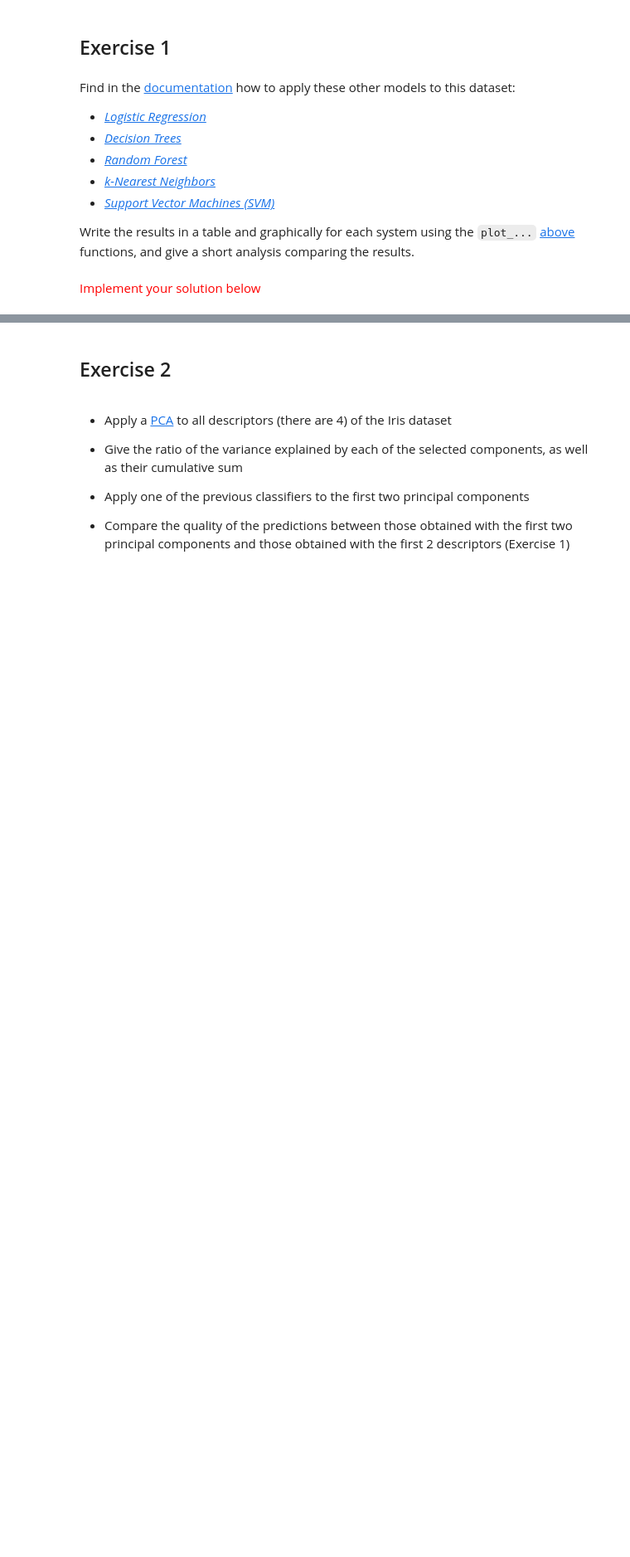
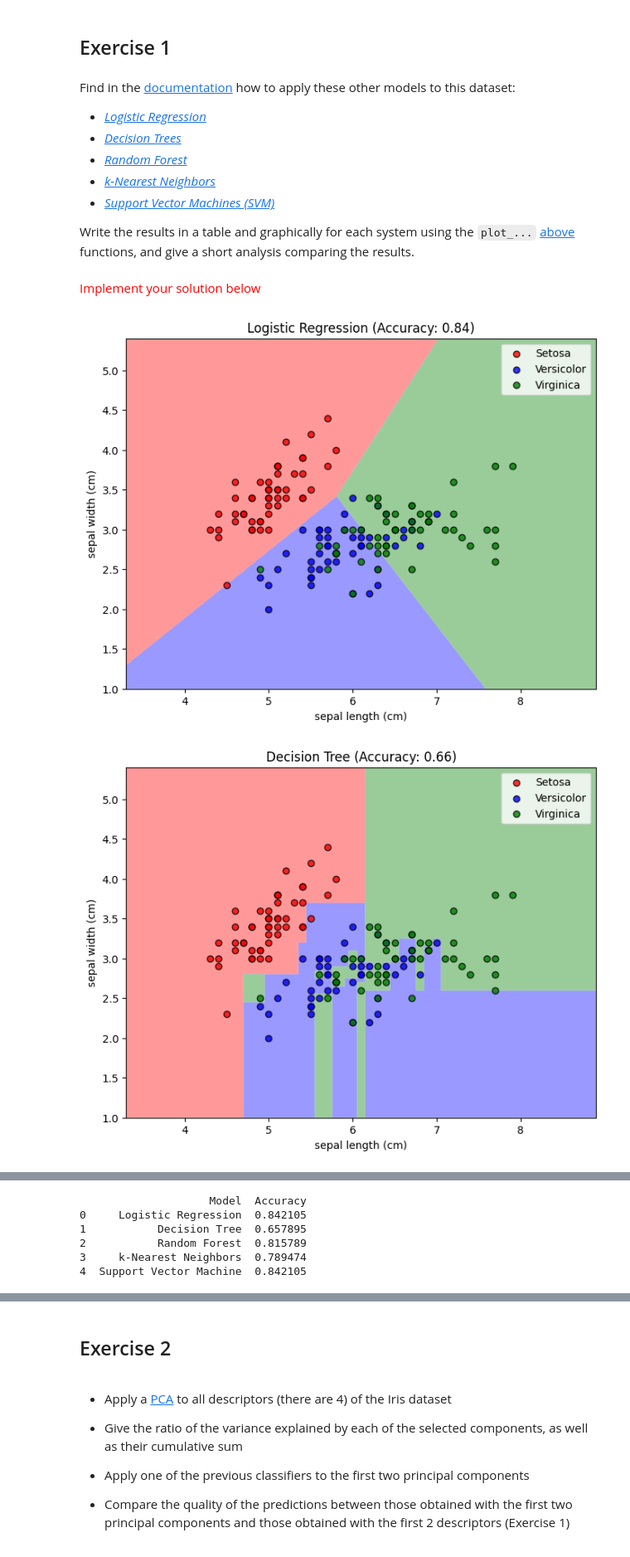
Before and after one commit to petkokp/m1-hands-on-machine-learning, a Jupyter notebook: TP 1 - Scikit-Learn - Classification.ipynb, the cells around one changed output, grey strips where cells are left out. Shown at 83% size. Cells and saved outputs as stored; diff of their text form; code cells hidden in the pictures; blank space fills up the shorter version.

Commit message:
tp 1 - exercise 1 - compare models

```diff
--- a/TP 1 - Scikit-Learn - Classification.ipynb
+++ b/TP 1 - Scikit-Learn - Classification.ipynb
@@ -240,0 +248,34 @@ Write the results in a table and graphically for each system using the `plot_...
+# %%
+models = {
+    "Logistic Regression": LogisticRegression(),
+    "Decision Tree": DecisionTreeClassifier(),
+    "Random Forest": RandomForestClassifier(),
+    "k-Nearest Neighbors": KNeighborsClassifier(n_neighbors=3),
+    "Support Vector Machine": SVC()
+}
+
+# Colors for plotting
+colors = {0: "red", 1: "blue", 2: "green"}
+target_names = {0: "Setosa", 1: "Versicolor", 2: "Virginica"}
+results = {}
+
+# Train and evaluate each model
+for model_name, model in models.items():
+    # Train the model
+    model.fit(X_train, y_train)
+
+    # Predict on the test set
+    y_pred = model.predict(X_test)
+
+    # Calculate accuracy
+    accuracy = accuracy_score(y_test, y_pred)
+    results[model_name] = accuracy
+
+    # Plot decision boundary and points
+    plot_decision_boundary(xs_2d, model, colors)
+    plot_points(xs_2d, ys, features_2d, target_names, colors)
+    plt.title(f"{model_name} (Accuracy: {accuracy:.2f})")
+    plt.show()
+# %% [output]
+[figure, added]
+[figure, added]
@@ -240,0 +285,10 @@ Write the results in a table and graphically for each system using the `plot_...
+# %%
+results_df = pd.DataFrame(list(results.items()), columns=["Model", "Accuracy"])
+print(results_df)
+# %% [output]
+                    Model  Accuracy
+0     Logistic Regression  0.842105
+1           Decision Tree  0.657895
+2           Random Forest  0.815789
+3     k-Nearest Neighbors  0.789474
+4  Support Vector Machine  0.842105
```
Also changed, not shown: parts of 3 cells of this notebook.
